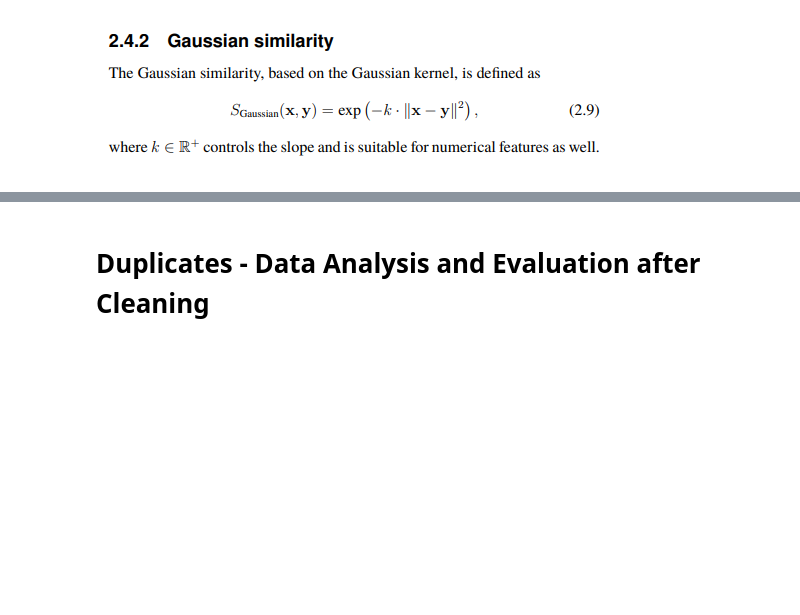
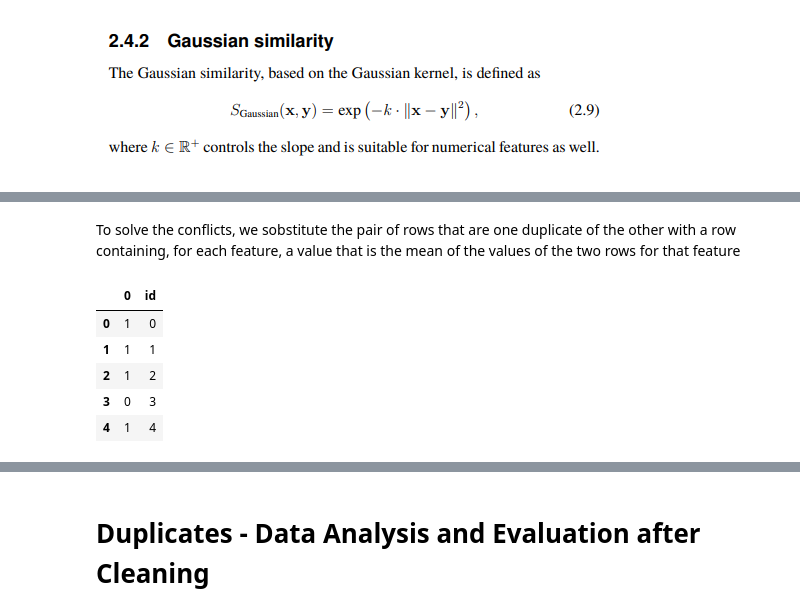
Before and after one commit to LucaGerin/Data_Quality_Project_polimi, a Jupyter notebook: DQProject_Gerin_Galimberti.ipynb, the cells around one changed output, grey strips where cells are left out. Cells and saved outputs as stored; diff of their text form; code cells hidden in the pictures; blank space fills up the shorter version.

```diff
--- a/DQProject_Gerin_Galimberti.ipynb
+++ b/DQProject_Gerin_Galimberti.ipynb
@@ -845,5 +843,6 @@ Training for MLP...
 Use this dataset as example
 # %%
 example = final_datasets_noise_one[0]
+labels_example = final_labels_noise_one[0]
 df_example = pd.DataFrame(example)
-df_example.head(5)
+lbs_example = pd.DataFrame(labels_example)
@@ -1026,0 +1081,2 @@ Name: 584, dtype: float64
+# %% [markdown]
+To solve the conflicts, we sobstitute the pair of rows that are one duplicate of the other with a row containing, for each feature, a value that is the mean of the values of the two rows for that feature
@@ -1026,0 +1087,9 @@ Name: 584, dtype: float64
+# %%
+lbs_example.head(5)
+# %% [output]
+|  | 0 | id |
+| 0 | 1 | 0 |
+| 1 | 1 | 1 |
+| 2 | 1 | 2 |
+| 3 | 0 | 3 |
+| 4 | 1 | 4 |
```
Also changed, not shown: parts of 36 cells of this notebook.
